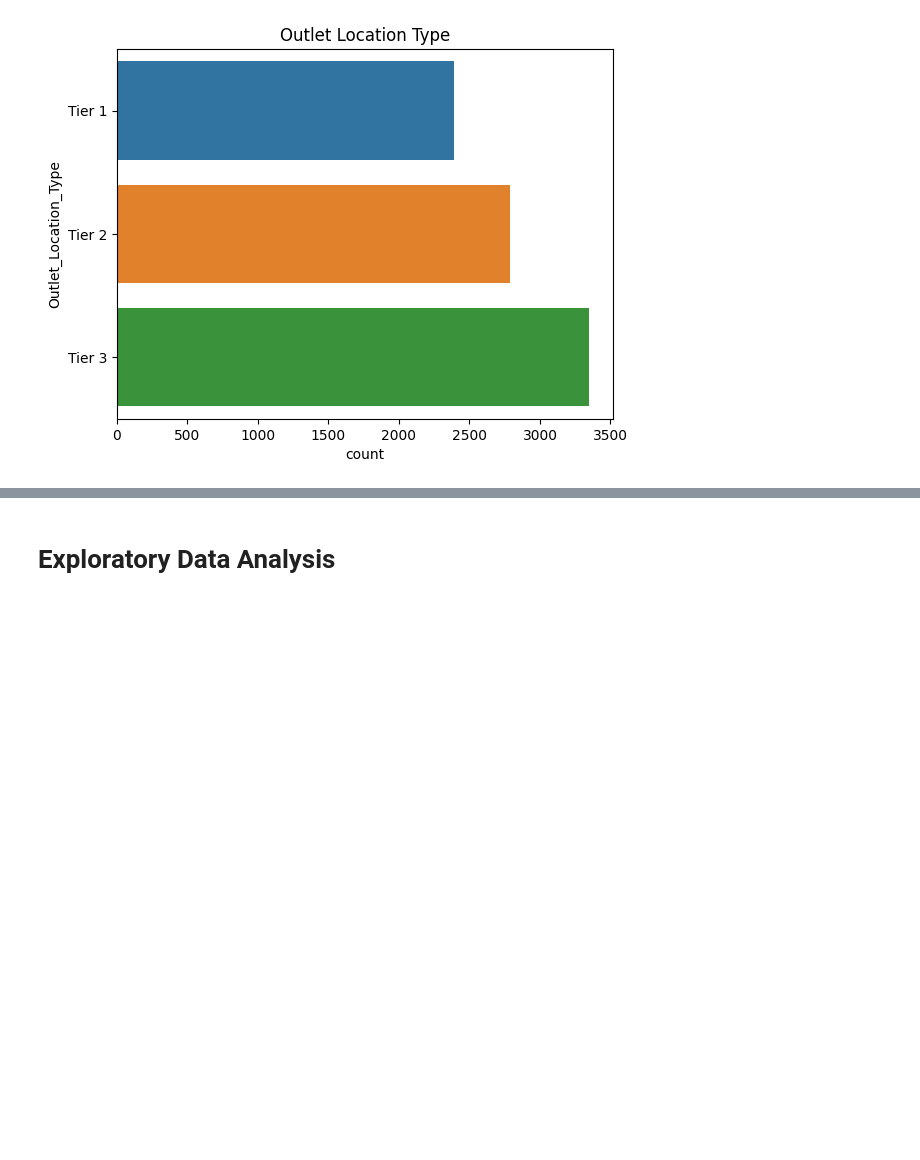
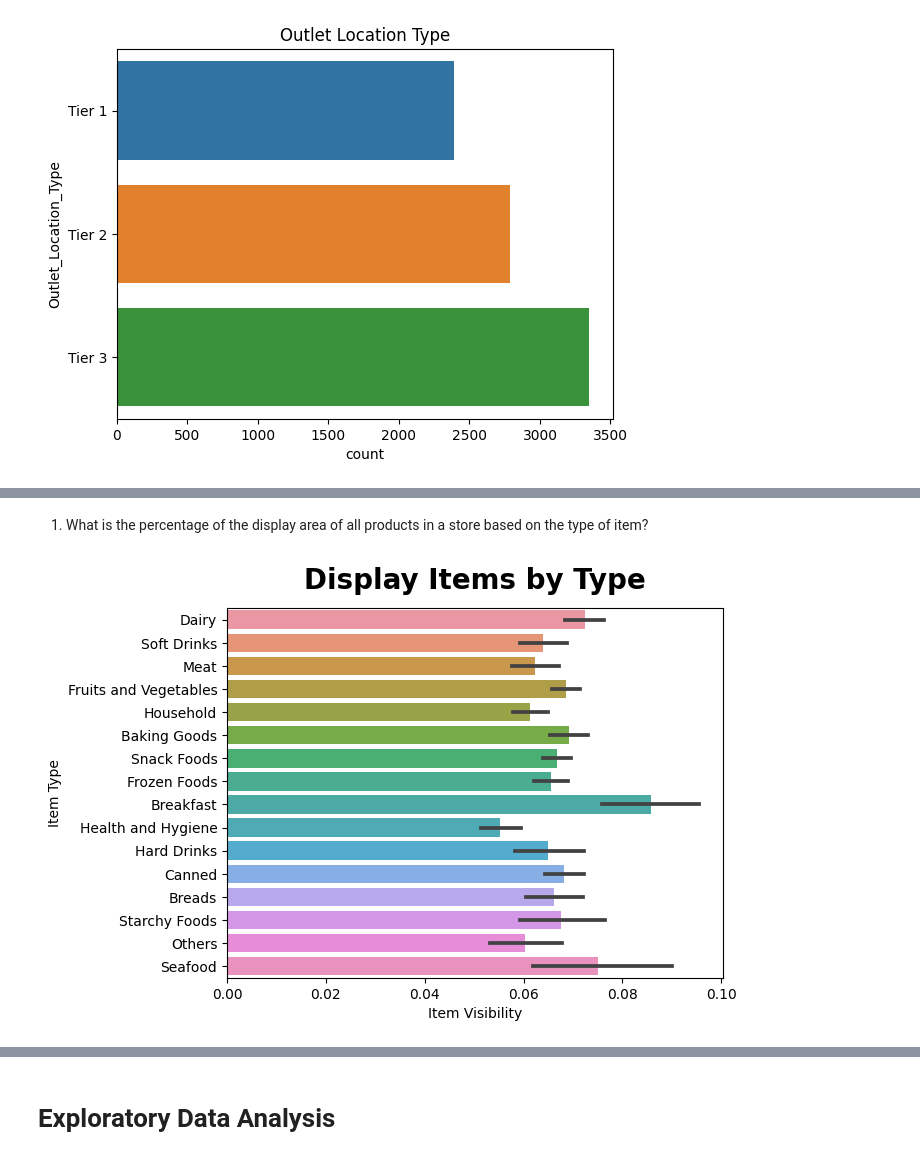
Before and after one commit to valmazan/Project_Part_Prediction-of-Product-Sales, a Jupyter notebook: Project_1_Pred_Product_Sales_Victoria_Almazan.ipynb, the cells around one changed output, grey strips where cells are left out. Drawn from its saved outputs; the diff is of its cells as text; code cells hidden in the pictures; blank space fills up the shorter version.

```diff
--- a/Project_1_Pred_Product_Sales_Victoria_Almazan.ipynb
+++ b/Project_1_Pred_Product_Sales_Victoria_Almazan.ipynb
@@ -561,0 +590,9 @@ ax.set_title('Outlet Location Type');
+# %% [markdown]
+1. What is the percentage of the display area of all products in a store based on the type of item?
+# %%
+ax = sns.barplot(data= df, y = 'Item_Type', x= 'Item_Visibility');
+ax.set_ylabel('Item Type')
+ax.set_xlabel('Item Visibility')
+ax.set_title('Display Items by Type', fontsize= 20, fontweight= 'bold', y = 1.03);
+# %% [output]
+[figure, added]
```
Also changed, not shown: parts of 15 cells of this notebook.
